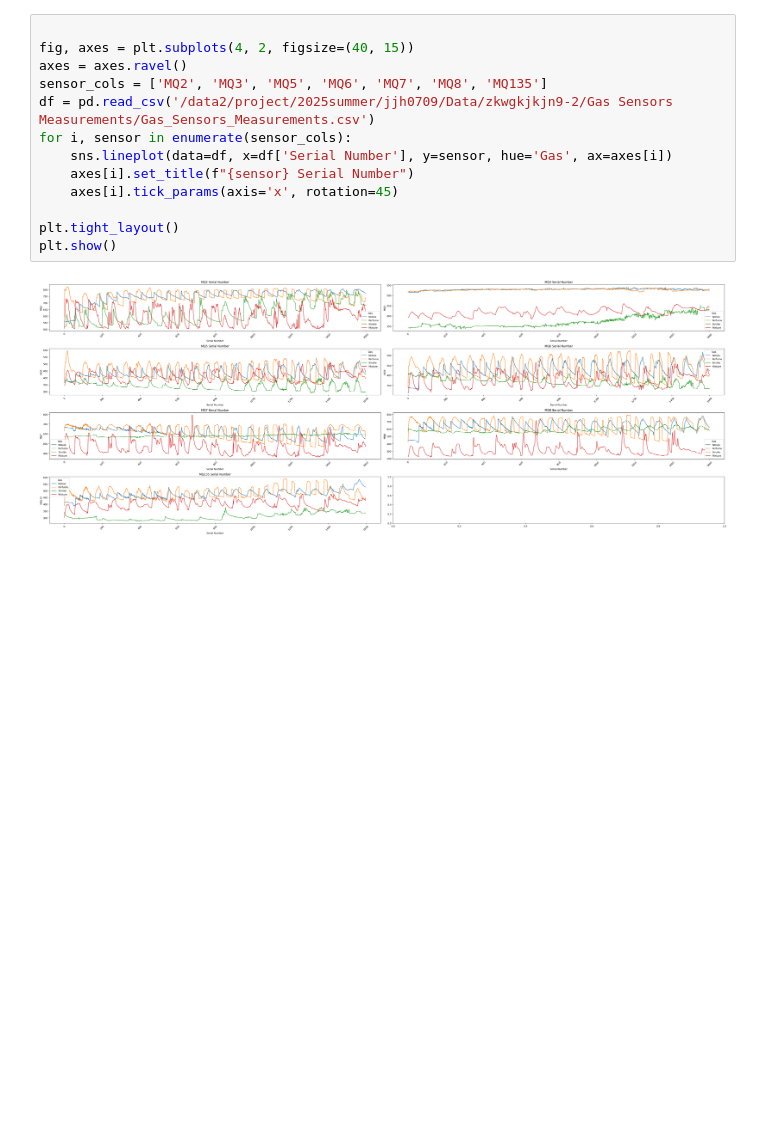
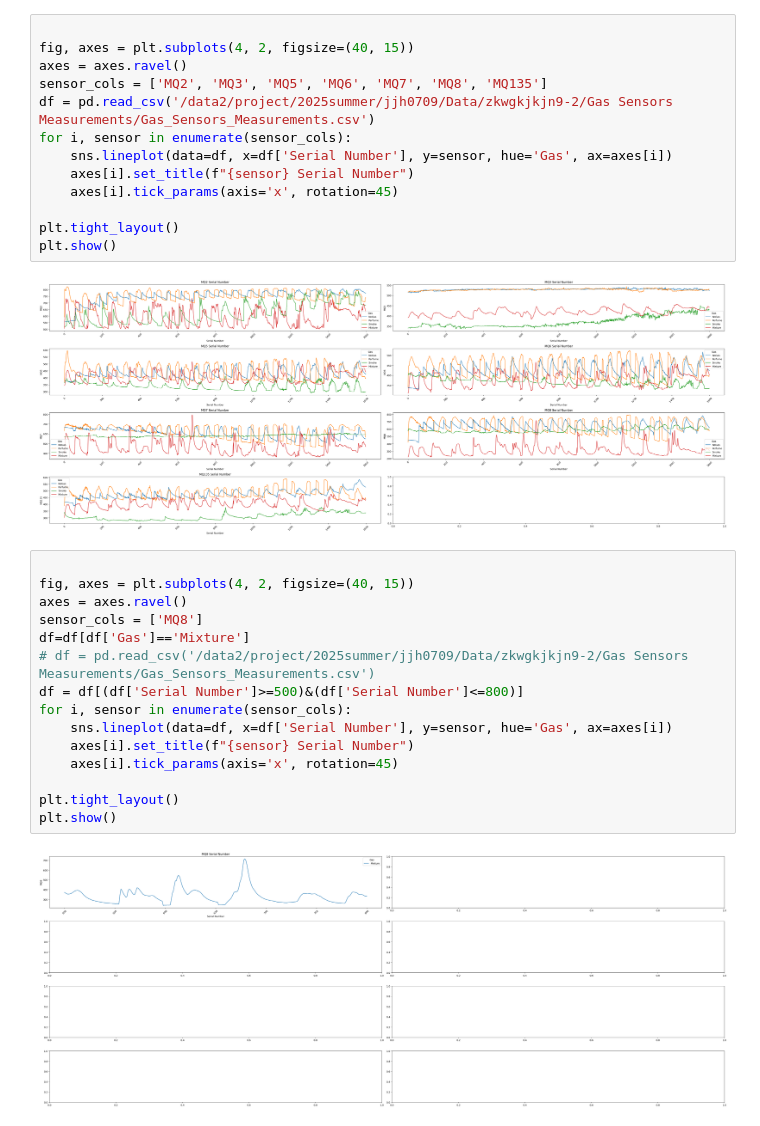
Before and after one commit to Wlsghdh/GasLeakage-MultiModal-MTF, a Jupyter notebook: Untitled1.ipynb, the cells around one changed output. Drawn from its saved outputs; the diff is of its cells as text; blank space fills up the shorter version.

```diff
--- a/Untitled1.ipynb
+++ b/Untitled1.ipynb
@@ -526,3 +607,20 @@ plt.tight_layout()
 plt.show()
 # %% [output]
 [figure]
+# %%
+
+fig, axes = plt.subplots(4, 2, figsize=(40, 15))
+axes = axes.ravel()
+sensor_cols = ['MQ8']
+df=df[df['Gas']=='Mixture']
+# df = pd.read_csv('/data2/project/2025summer/jjh0709/Data/zkwgkjkjn9-2/Gas Sensors Measurements/Gas_Sensors_Measurements.csv')
+df = df[(df['Serial Number']>=500)&(df['Serial Number']<=800)]
+for i, sensor in enumerate(sensor_cols):
+    sns.lineplot(data=df, x=df['Serial Number'], y=sensor, hue='Gas', ax=axes[i])
+    axes[i].set_title(f"{sensor} Serial Number")
+    axes[i].tick_params(axis='x', rotation=45)
+
+plt.tight_layout()
+plt.show()
+# %% [output]
+[figure, added]
```
Also changed, not shown: parts of 7 cells of this notebook.
